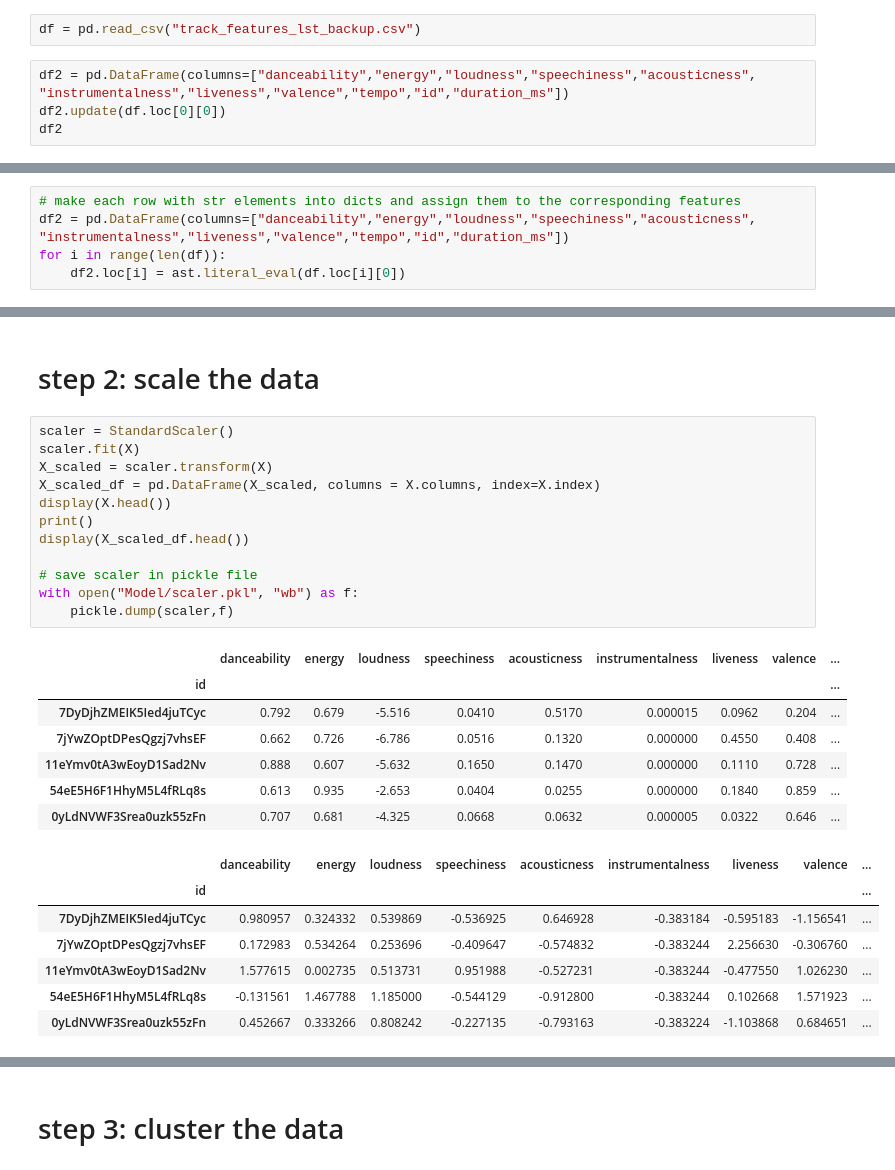
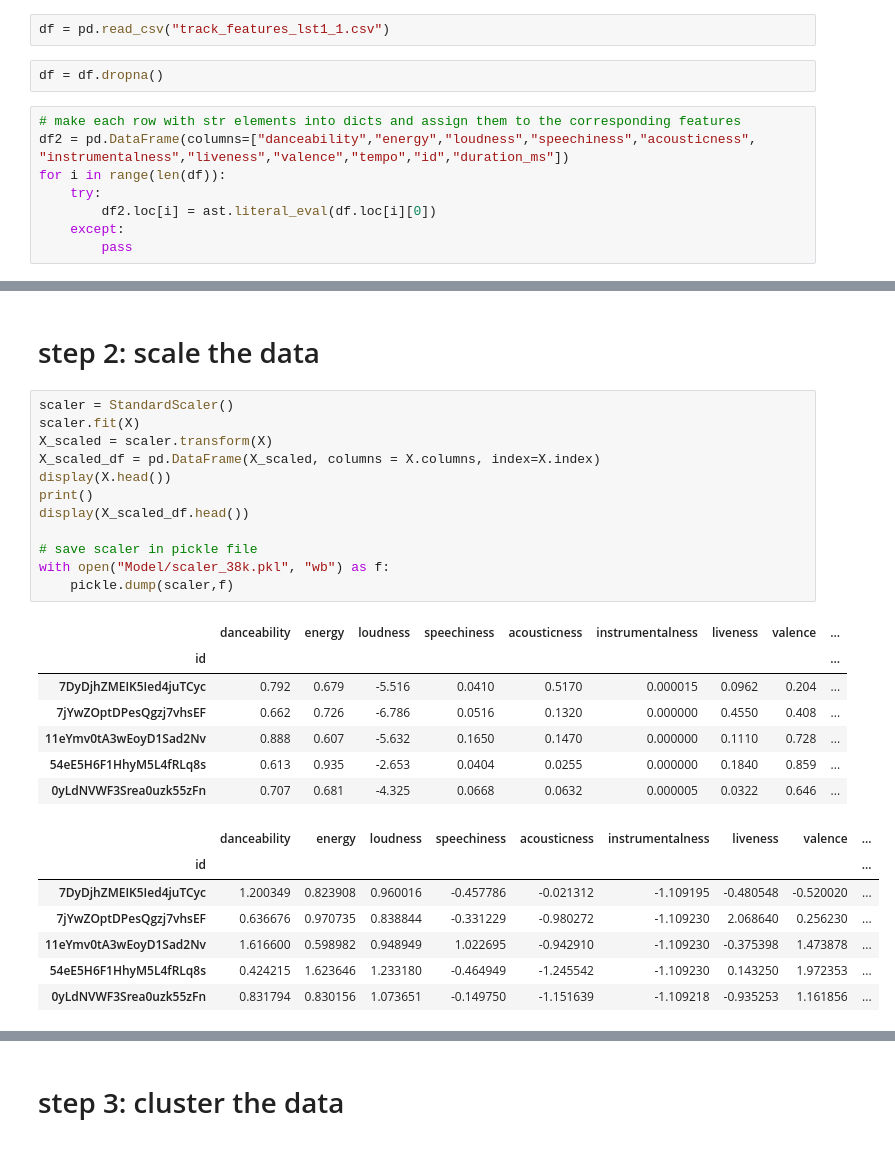
Before and after one commit to Phylanxy/Labs, a Jupyter notebook: week 6/Day 1/Spotify_clustering.ipynb, the cells around one changed output, grey strips where cells are left out. Drawn from its saved outputs; the diff is of its cells as text.

```diff
--- a/week 6/Day 1/Spotify_clustering.ipynb
+++ b/week 6/Day 1/Spotify_clustering.ipynb
@@ -11,8 +11,14 @@ import ast
 # %% [markdown]
 # step 0: load the data
 # %%
-df = pd.read_csv("track_features_lst_backup.csv")
+df = pd.read_csv("track_features_lst1_1.csv")
+# %%
+df = df.dropna()
 # %%
+# make each row with str elements into dicts and assign them to the corresponding features
 df2 = pd.DataFrame(columns=["danceability","energy","loudness","speechiness","acousticness", "instrumentalness","liveness","valence","tempo","id","duration_ms"])
-df2.update(df.loc[0][0])
-df2
+for i in range(len(df)):
+    try:
+        df2.loc[i] = ast.literal_eval(df.loc[i][0])
+    except:
+        pass
@@ -21,7 +25,2 @@ ValueError: DataFrame constructor not properly called!
-# %%
-# make each row with str elements into dicts and assign them to the corresponding features
-df2 = pd.DataFrame(columns=["danceability","energy","loudness","speechiness","acousticness", "instrumentalness","liveness","valence","tempo","id","duration_ms"])
-for i in range(len(df)):
-    df2.loc[i] = ast.literal_eval(df.loc[i][0])
 # %%
 X = pd.DataFrame(df2)
@@ -50,30 +62,30 @@ X.describe()
 # %%
 scaler = StandardScaler()
 scaler.fit(X)
 X_scaled = scaler.transform(X)
 X_scaled_df = pd.DataFrame(X_scaled, columns = X.columns, index=X.index)
 display(X.head())
 print()
 display(X_scaled_df.head())
 
 # save scaler in pickle file
-with open("Model/scaler.pkl", "wb") as f:
+with open("Model/scaler_38k.pkl", "wb") as f:
     pickle.dump(scaler,f)
 # %% [output]
 |  | danceability | energy | loudness | speechiness | acousticness | instrumentalness | liveness | valence | ... |
 | id |  |  |  |  |  |  |  |  | ... |
 | 7DyDjhZMEIK5Ied4juTCyc | 0.792 | 0.679 | -5.516 | 0.0410 | 0.5170 | 0.000015 | 0.0962 | 0.204 | ... |
 | 7jYwZOptDPesQgzj7vhsEF | 0.662 | 0.726 | -6.786 | 0.0516 | 0.1320 | 0.000000 | 0.4550 | 0.408 | ... |
 | 11eYmv0tA3wEoyD1Sad2Nv | 0.888 | 0.607 | -5.632 | 0.1650 | 0.1470 | 0.000000 | 0.1110 | 0.728 | ... |
 | 54eE5H6F1HhyM5L4fRLq8s | 0.613 | 0.935 | -2.653 | 0.0404 | 0.0255 | 0.000000 | 0.1840 | 0.859 | ... |
 | 0yLdNVWF3Srea0uzk55zFn | 0.707 | 0.681 | -4.325 | 0.0668 | 0.0632 | 0.000005 | 0.0322 | 0.646 | ... |
 |  | danceability | energy | loudness | speechiness | acousticness | instrumentalness | liveness | valence | ... |
 | id |  |  |  |  |  |  |  |  | ... |
-| 7DyDjhZMEIK5Ied4juTCyc | 0.980957 | 0.324332 | 0.539869 | -0.536925 | 0.646928 | -0.383184 | -0.595183 | -1.156541 | ... |
-| 7jYwZOptDPesQgzj7vhsEF | 0.172983 | 0.534264 | 0.253696 | -0.409647 | -0.574832 | -0.383244 | 2.256630 | -0.306760 | ... |
-| 11eYmv0tA3wEoyD1Sad2Nv | 1.577615 | 0.002735 | 0.513731 | 0.951988 | -0.527231 | -0.383244 | -0.477550 | 1.026230 | ... |
-| 54eE5H6F1HhyM5L4fRLq8s | -0.131561 | 1.467788 | 1.185000 | -0.544129 | -0.912800 | -0.383244 | 0.102668 | 1.571923 | ... |
-| 0yLdNVWF3Srea0uzk55zFn | 0.452667 | 0.333266 | 0.808242 | -0.227135 | -0.793163 | -0.383224 | -1.103868 | 0.684651 | ... |
+| 7DyDjhZMEIK5Ied4juTCyc | 1.200349 | 0.823908 | 0.960016 | -0.457786 | -0.021312 | -1.109195 | -0.480548 | -0.520020 | ... |
+| 7jYwZOptDPesQgzj7vhsEF | 0.636676 | 0.970735 | 0.838844 | -0.331229 | -0.980272 | -1.109230 | 2.068640 | 0.256230 | ... |
+| 11eYmv0tA3wEoyD1Sad2Nv | 1.616600 | 0.598982 | 0.948949 | 1.022695 | -0.942910 | -1.109230 | -0.375398 | 1.473878 | ... |
+| 54eE5H6F1HhyM5L4fRLq8s | 0.424215 | 1.623646 | 1.233180 | -0.464949 | -1.245542 | -1.109230 | 0.143250 | 1.972353 | ... |
+| 0yLdNVWF3Srea0uzk55zFn | 0.831794 | 0.830156 | 1.073651 | -0.149750 | -1.151639 | -1.109218 | -0.935253 | 1.161856 | ... |
 # %%
 X_scaled_df.describe()
 # %% [output]
```
Also changed, not shown: parts of 11 cells of this notebook, 2 other files.
